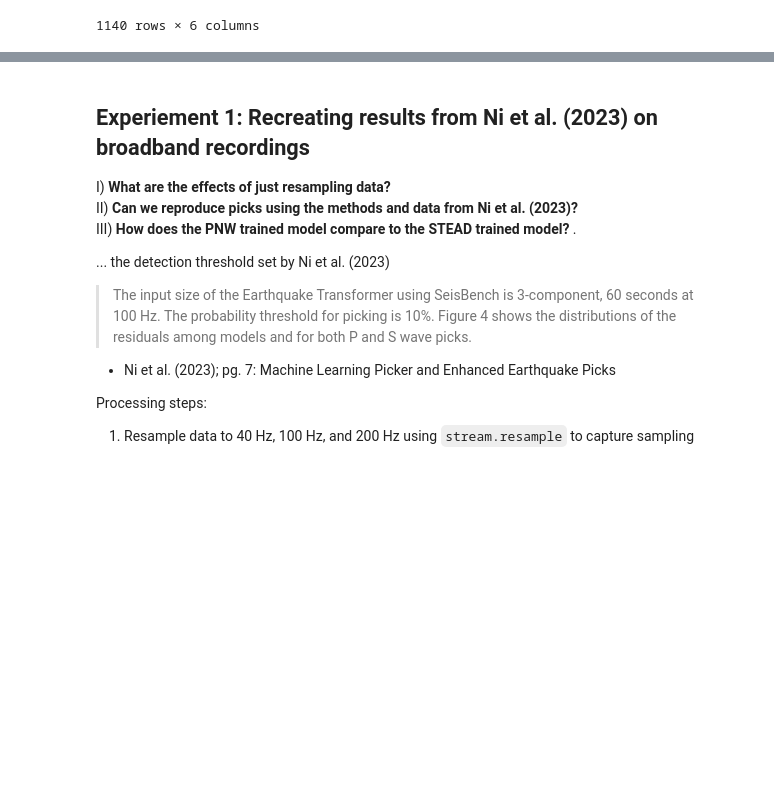
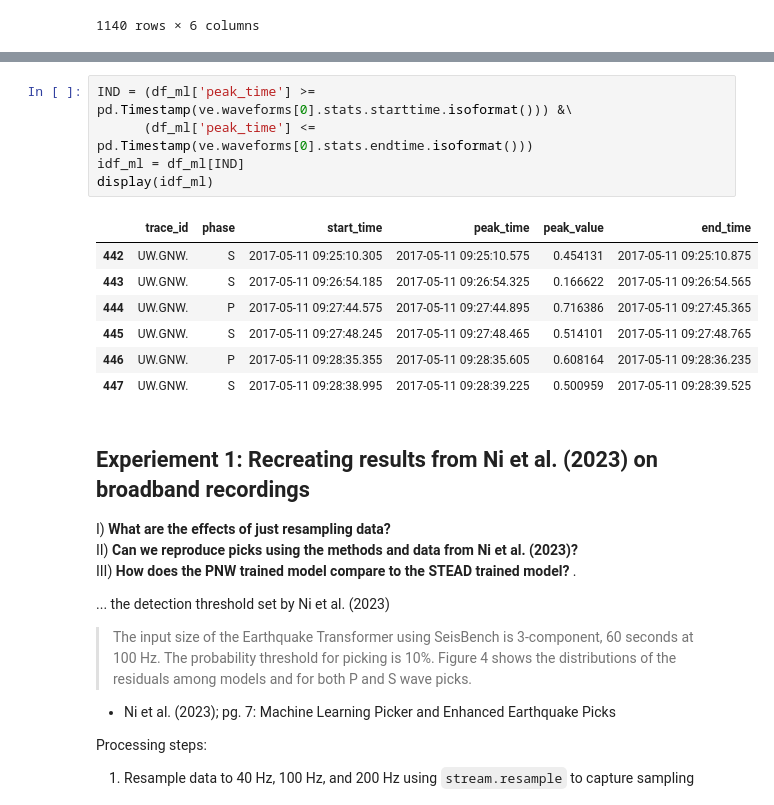
Before and after one commit to pnsn/Sci-Prod-ML, a Jupyter notebook: experiment/Accelerometer_Test_UW.GNW/test_eqt_preprocesses.ipynb, the cells around one changed output, grey strips where cells are left out. Cells and saved outputs as stored; diff of their text form; blank space fills up the shorter version.

```diff
--- a/experiment/Accelerometer_Test_UW.GNW/test_eqt_preprocesses.ipynb
+++ b/experiment/Accelerometer_Test_UW.GNW/test_eqt_preprocesses.ipynb
@@ -176,3 +182,16 @@ None
+# %%
+IND = (df_ml['peak_time'] >= pd.Timestamp(ve.waveforms[0].stats.starttime.isoformat())) &\
+      (df_ml['peak_time'] <= pd.Timestamp(ve.waveforms[0].stats.endtime.isoformat()))
+idf_ml = df_ml[IND]
+display(idf_ml)
+# %% [output]
+|  | trace_id | phase | start_time | peak_time | peak_value | end_time |
+| 442 | UW.GNW. | S | 2017-05-11 09:25:10.305 | 2017-05-11 09:25:10.575 | 0.454131 | 2017-05-11 09:25:10.875 |
+| 443 | UW.GNW. | S | 2017-05-11 09:26:54.185 | 2017-05-11 09:26:54.325 | 0.166622 | 2017-05-11 09:26:54.565 |
+| 444 | UW.GNW. | P | 2017-05-11 09:27:44.575 | 2017-05-11 09:27:44.895 | 0.716386 | 2017-05-11 09:27:45.365 |
+| 445 | UW.GNW. | S | 2017-05-11 09:27:48.245 | 2017-05-11 09:27:48.465 | 0.514101 | 2017-05-11 09:27:48.765 |
+| 446 | UW.GNW. | P | 2017-05-11 09:28:35.355 | 2017-05-11 09:28:35.605 | 0.608164 | 2017-05-11 09:28:36.235 |
+| 447 | UW.GNW. | S | 2017-05-11 09:28:38.995 | 2017-05-11 09:28:39.225 | 0.500959 | 2017-05-11 09:28:39.525 |
 # %% [markdown]
 ## Experiement 1: Recreating results from Ni et al. (2023) on broadband recordings
 I) **What are the effects of just resampling data?**
```
Also changed, not shown: parts of 9 cells of this notebook, 1 other file.
